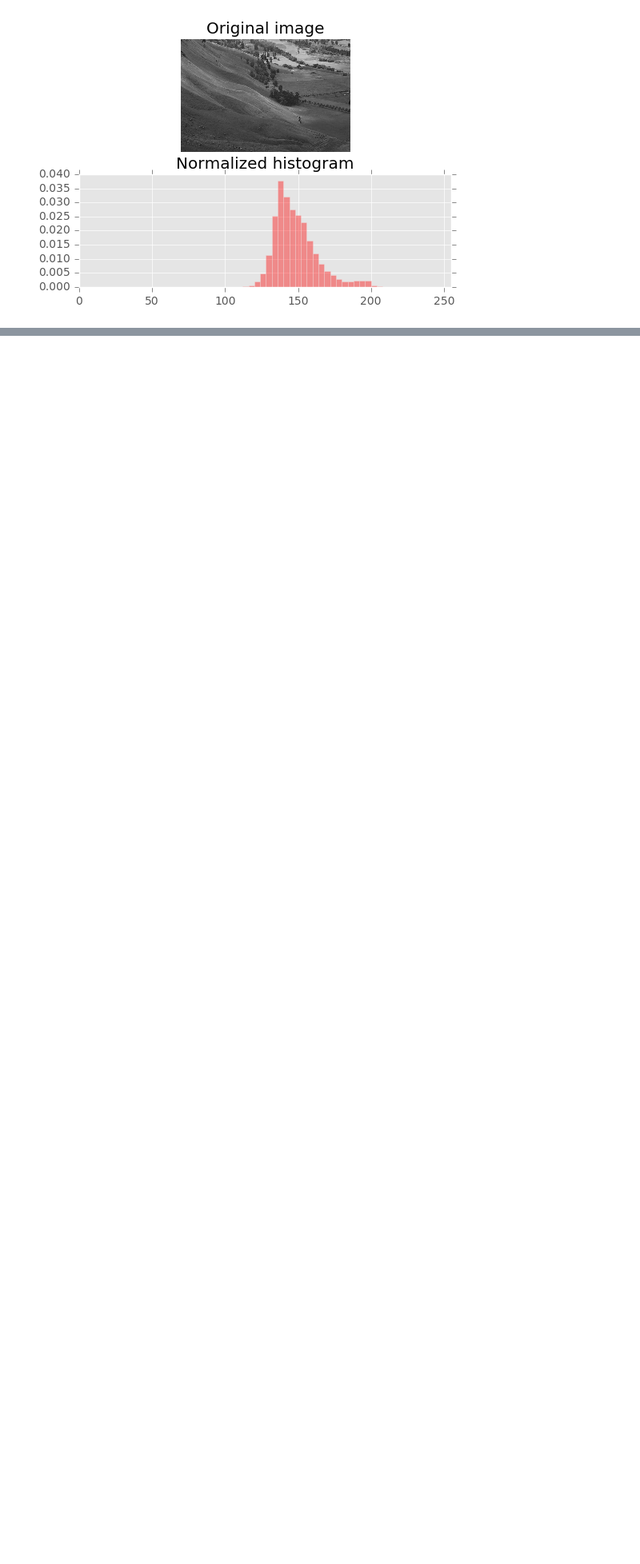
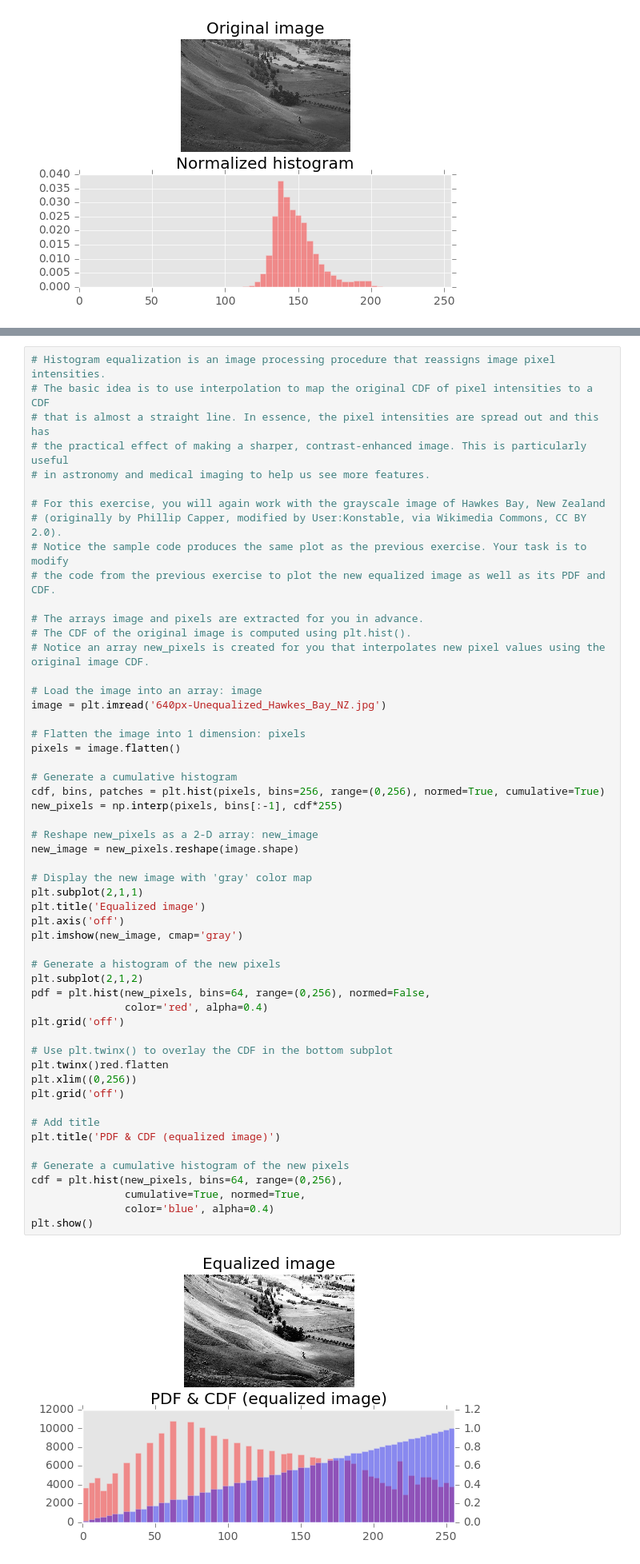
Before and after one commit to e-arslan/Python-Courses, a Jupyter notebook: Introduction to Data Visualization with Python.ipynb, the cells around one changed output, grey strips where cells are left out. Shown at 80% size. Drawn from its saved outputs; the diff is of its cells as text; blank space fills up the shorter version.

```diff
--- a/Introduction to Data Visualization with Python.ipynb
+++ b/Introduction to Data Visualization with Python.ipynb
@@ -1314,0 +1362,56 @@ plt.show()
+# %%
+# Histogram equalization is an image processing procedure that reassigns image pixel intensities.
+# The basic idea is to use interpolation to map the original CDF of pixel intensities to a CDF
+# that is almost a straight line. In essence, the pixel intensities are spread out and this has
+# the practical effect of making a sharper, contrast-enhanced image. This is particularly useful
+# in astronomy and medical imaging to help us see more features.
+
+# For this exercise, you will again work with the grayscale image of Hawkes Bay, New Zealand
+# (originally by Phillip Capper, modified by User:Konstable, via Wikimedia Commons, CC BY 2.0).
+# Notice the sample code produces the same plot as the previous exercise. Your task is to modify
+# the code from the previous exercise to plot the new equalized image as well as its PDF and CDF.
+
+# The arrays image and pixels are extracted for you in advance.
+# The CDF of the original image is computed using plt.hist().
+# Notice an array new_pixels is created for you that interpolates new pixel values using the original image CDF.
+
+# Load the image into an array: image
+image = plt.imread('640px-Unequalized_Hawkes_Bay_NZ.jpg')
+
+# Flatten the image into 1 dimension: pixels
+pixels = image.flatten()
+
+# Generate a cumulative histogram
+cdf, bins, patches = plt.hist(pixels, bins=256, range=(0,256), normed=True, cumulative=True)
+new_pixels = np.interp(pixels, bins[:-1], cdf*255)
+
+# Reshape new_pixels as a 2-D array: new_image
+new_image = new_pixels.reshape(image.shape)
+
+# Display the new image with 'gray' color map
+plt.subplot(2,1,1)
+plt.title('Equalized image')
+plt.axis('off')
+plt.imshow(new_image, cmap='gray')
+
+# Generate a histogram of the new pixels
+plt.subplot(2,1,2)
+pdf = plt.hist(new_pixels, bins=64, range=(0,256), normed=False,
+               color='red', alpha=0.4)
+plt.grid('off')
+
+# Use plt.twinx() to overlay the CDF in the bottom subplot
+plt.twinx()red.flatten
+plt.xlim((0,256))
+plt.grid('off')
+
+# Add title
+plt.title('PDF & CDF (equalized image)')
+
+# Generate a cumulative histogram of the new pixels
+cdf = plt.hist(new_pixels, bins=64, range=(0,256),
+               cumulative=True, normed=True,
+               color='blue', alpha=0.4)
+plt.show()
+# %% [output]
+[figure, added]
```
Also changed, not shown: parts of 3 cells of this notebook.
